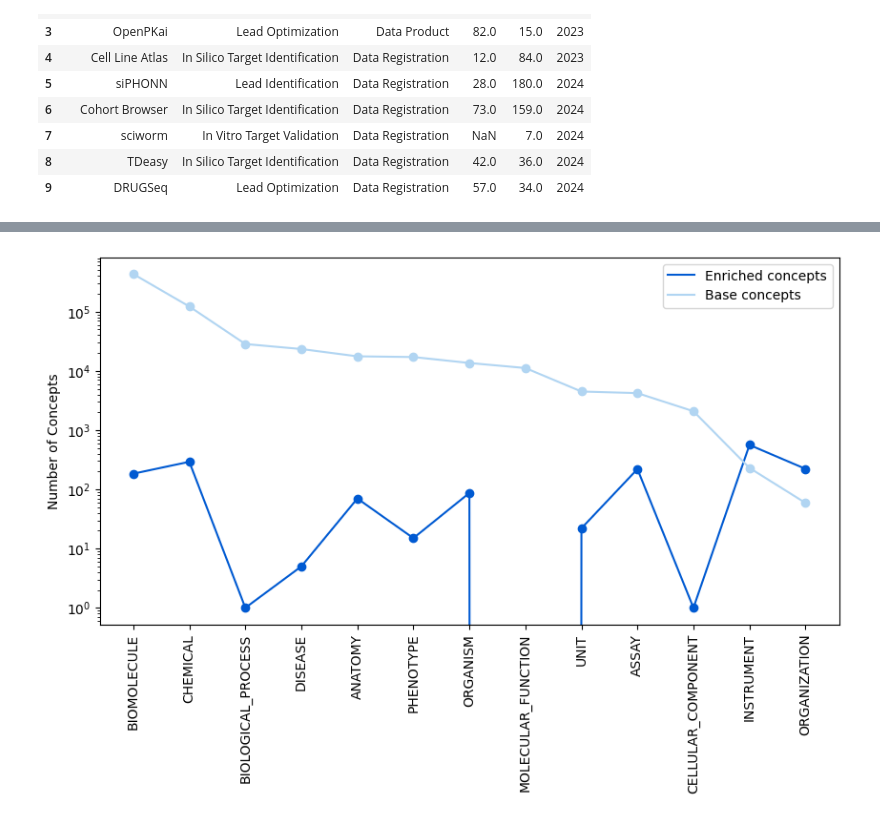
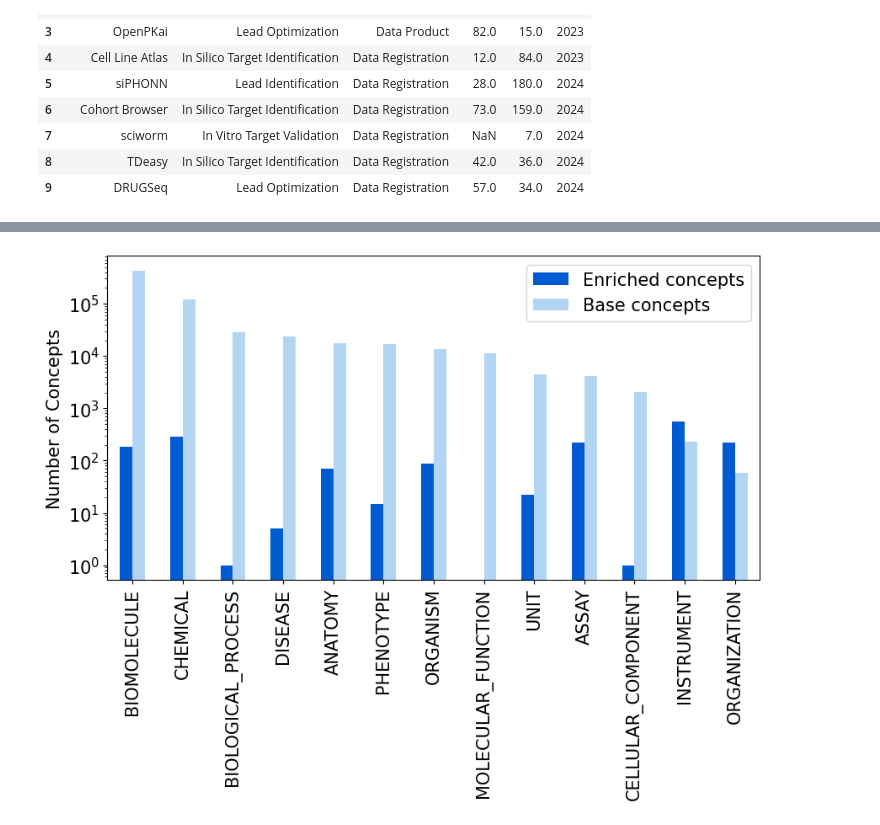
Before and after one commit to novonordisk-research/OBDM-manuscript, a Jupyter notebook: figures.ipynb, the cells around one changed output, grey strips where cells are left out. Drawn from its saved outputs; the diff is of its cells as text; code cells hidden in the pictures.

```diff
--- a/figures.ipynb
+++ b/figures.ipynb
@@ -36,5 +36,6 @@ area.groupby('Area').sum().plot.pie(y='weightage', autopct='%1.1f%%', colors = c
 plt.legend().remove()
 plt.ylabel('')
 plt.gcf().set_size_inches(7.5, 7.5)
+plt.rcParams.update({'font.size': 15})
 plt.show()
 # %% [output]
@@ -54,26 +55,26 @@ plt.show()
 # %%
 base_concepts = pd.read_csv('data/base.csv')
 enriched_concepts = pd.read_csv('data/enrichment.csv')
 base_concepts['modelID'] = base_concepts['modelID'].str.split('_base').str[0]
 concepts = pd.merge(base_concepts, enriched_concepts, on='modelID', how='outer')
 concepts = concepts[['modelID', 'enriched', 'concepts']]
 concepts = concepts.rename(columns={'concepts': 'Base concepts'})
 concepts = concepts.rename(columns={'enriched': 'Enriched concepts'})
 concepts = concepts.fillna(0)
 concepts = concepts[concepts['modelID'] != 'NN_CONCEPT']
 concepts = concepts.groupby('modelID').sum()
 concepts = concepts.sort_values(by='Base concepts', ascending=False)
-concepts.plot(kind='line', color = ['#005AD2', '#B1D5F2'])
+concepts.plot(kind='bar', color = ['#005AD2', '#B1D5F2'])
 plt.xlabel('')
 plt.ylabel('Number of Concepts')
 plt.yscale('log')
 
 plt.xticks(rotation=90, ticks=range(13), labels=concepts.index)
 plt.gcf().set_size_inches(10, 5)
 # add dots to the line
-plt.plot(concepts.index, concepts['Base concepts'], 'o', color = '#B1D5F2')
-plt.plot(concepts.index, concepts['Enriched concepts'], 'o', color = '#005AD2')
+# plt.plot(concepts.index, concepts['Base concepts'], 'o', color = '#B1D5F2')
+# plt.plot(concepts.index, concepts['Enriched concepts'], 'o', color = '#005AD2')
 
 plt.show()
 # %% [output]
-[figure, old version]
+[figure, new version]
```
Also changed, not shown: parts of 2 cells of this notebook.
